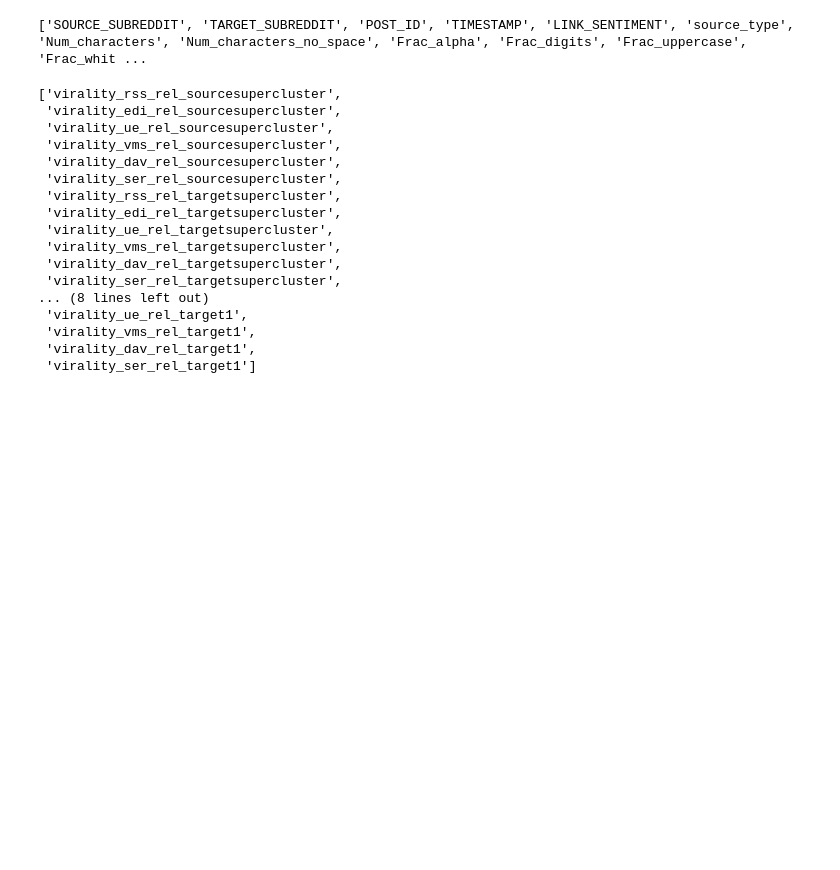
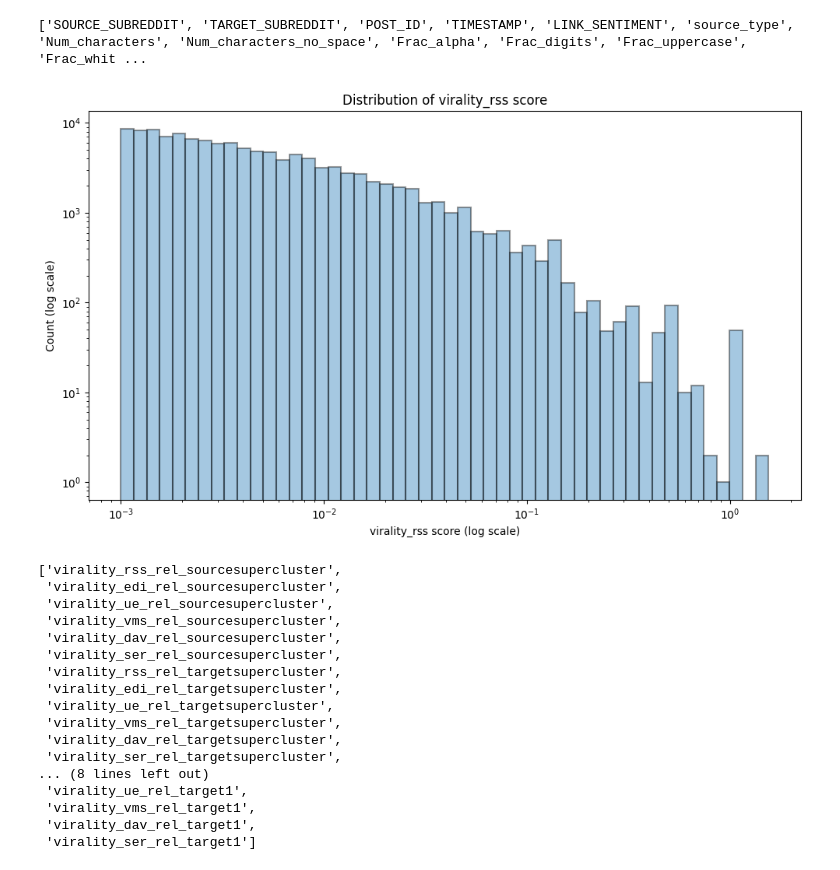
Before and after one commit to EPFLHenrik/ViralRedditCookbook, a Jupyter notebook: src/analysis/metric_analysis/metric_analysis.ipynb, the cells around one changed output. Saved outputs shown, nothing was run; the diff lists cells and outputs as text; code cells hidden in the pictures; blank space fills up the shorter version.

Commit message:
Added quiz and histogram logic

```diff
--- a/src/analysis/metric_analysis/metric_analysis.ipynb
+++ b/src/analysis/metric_analysis/metric_analysis.ipynb
@@ -111,6 +91,38 @@ pd.set_option('display.max_columns', None)
 print(df.columns.tolist())
 # %% [output]
 ['SOURCE_SUBREDDIT', 'TARGET_SUBREDDIT', 'POST_ID', 'TIMESTAMP', 'LINK_SENTIMENT', 'source_type', 'Num_characters', 'Num_characters_no_space', 'Frac_alpha', 'Frac_digits', 'Frac_uppercase', 'Frac_whit ...
+# %%
+import numpy as np
+import matplotlib.pyplot as plt
+
+x = df["virality_rss"].values
+x = x[x > 0.001]
+
+bins = np.logspace(
+    np.log10(x.min()),
+    np.log10(x.max()),
+    51
+)
+plt.figure(figsize=(10,6))
+
+plt.hist(
+    x,
+    bins=bins,
+    edgecolor="black",
+    linewidth=1.5,
+    alpha=0.4,
+)
+plt.xscale("log")
+plt.yscale("log")
+
+plt.xlabel("virality_rss score (log scale)")
+plt.ylabel("Count (log scale)")
+plt.title("Distribution of virality_rss score")
+
+plt.tight_layout()
+plt.savefig("plot.svg", format="svg")
+# %% [output]
+[figure, added]
 # %%
 metric_cols = []
 
```
Also changed, not shown: parts of 4 cells of this notebook, 52 other files.
